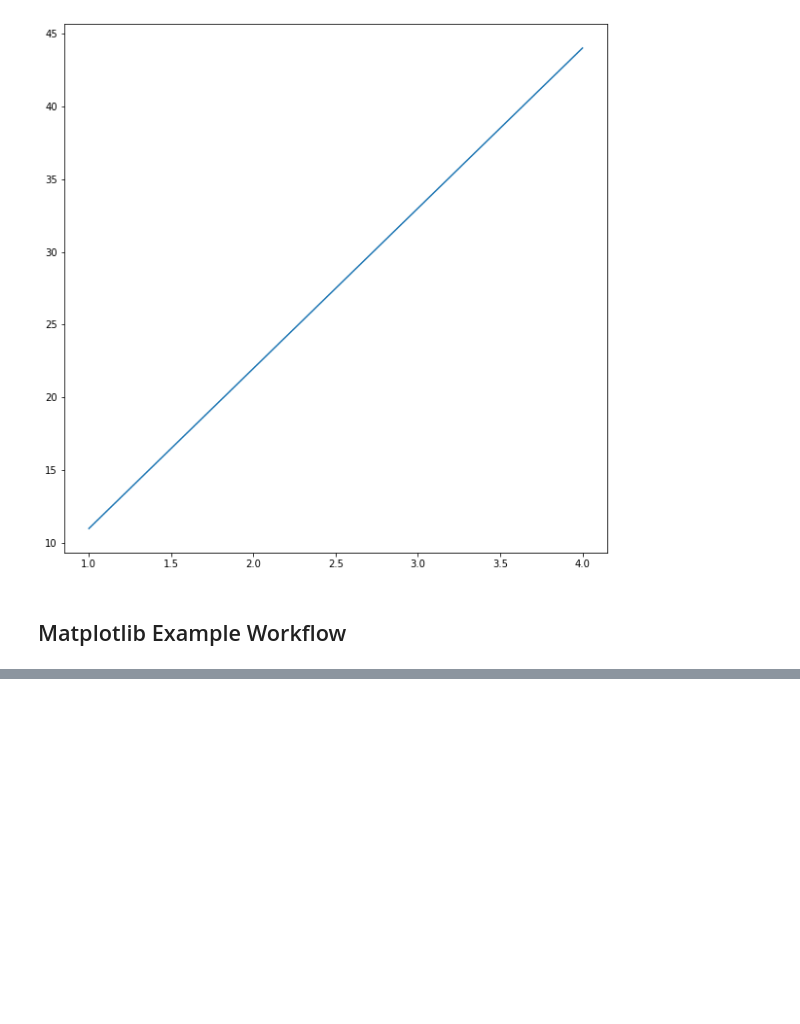
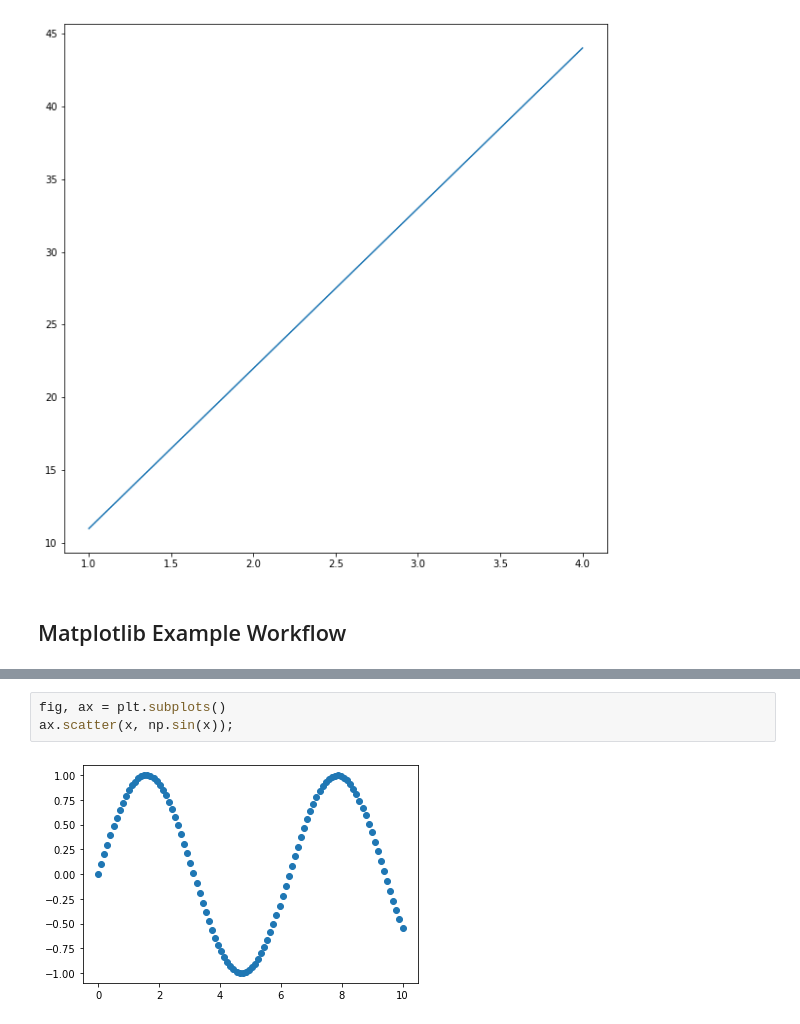
Before and after one commit to tothetop430/MLZTM-Exercises, a Jupyter notebook: matplotlib/introduction-to-matplotlib.ipynb, the cells around one changed output, grey strips where cells are left out. Cells and saved outputs as stored; diff of their text form; blank space fills up the shorter version.

```diff
--- a/matplotlib/introduction-to-matplotlib.ipynb
+++ b/matplotlib/introduction-to-matplotlib.ipynb
@@ -77,0 +101,5 @@ fig.savefig('../images/sample-normal-data.png')
+# %%
+fig, ax = plt.subplots()
+ax.scatter(x, np.sin(x));
+# %% [output]
+[figure, added]
```
Also changed, not shown: parts of 8 cells of this notebook.
